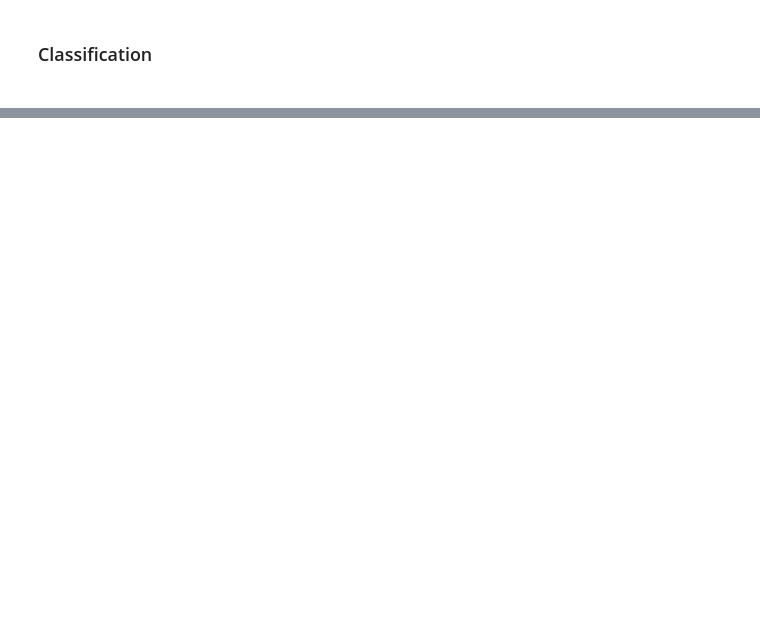
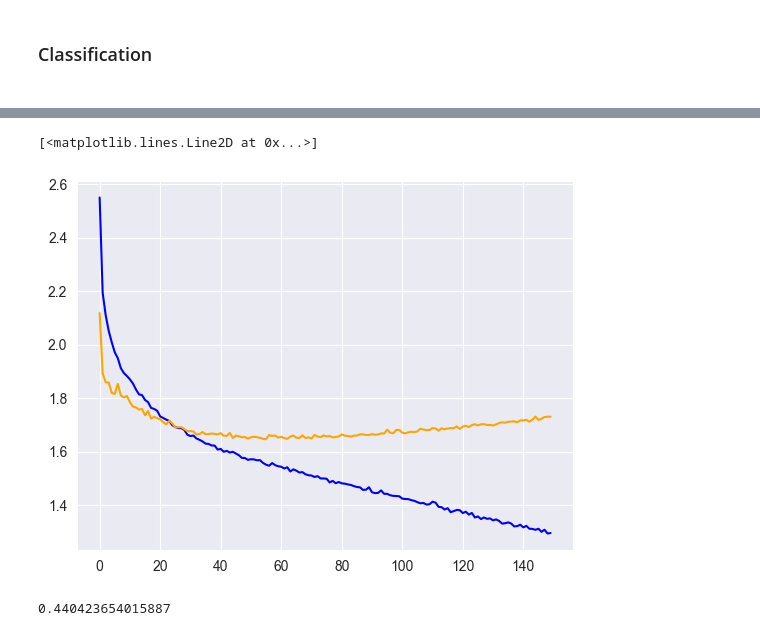
Before and after one commit to 21repierre/projet_sdata, a Jupyter notebook: main.ipynb, the cells around one changed output, grey strips where cells are left out. Saved outputs shown, nothing was run; the diff lists cells and outputs as text; code cells hidden in the pictures; blank space fills up the shorter version.

Commit message:
tests with NN

```diff
--- a/main.ipynb
+++ b/main.ipynb
@@ -124,9 +162,9 @@ duration_ms          punk            153819.613      techno          353896.943
 from sklearn.model_selection import cross_val_score
 from sklearn.ensemble import RandomForestClassifier
 from sklearn.preprocessing import StandardScaler
-from sklearn.metrics import classification_report
 
 X_train = dataset_train.iloc[:, dataset_train.columns != 'genre'].to_numpy()[:5000]
+print(len(X_train[0]))
 scaler = StandardScaler()
 X_train = scaler.fit_transform(X_train)
 Y_train = dataset_train.iloc[:, dataset_train.columns == 'genre'].to_numpy().flatten().astype(np.int8)[:5000]
@@ -135,7 +173,7 @@ Y_train = dataset_train.iloc[:, dataset_train.columns == 'genre'].to_numpy().fla
 #print(Y_train)
 
 
-rf = RandomForestClassifier(criterion='entropy')
+rf = RandomForestClassifier(criterion='gini', max_features=0.5)
 
 scores = cross_val_score(rf, X_train, Y_train, cv=5, scoring='f1_micro')
 print(scores)
@@ -155,0 +287,26 @@ dataset_test.to_csv('./dataset/spotify_dataset_test_pred.csv')
+# %%
+from sklearn.model_selection import train_test_split
+from torch.utils.data import DataLoader
+from torch.utils.data import TensorDataset
+from sklearn.preprocessing import StandardScaler
+
+
+def load_data(batch_size=32):
+    X = dataset_train.iloc[:, dataset_train.columns != 'genre'].to_numpy()
+    scaler = StandardScaler()
+    X = scaler.fit_transform(X)
+    Y = dataset_train.iloc[:, dataset_train.columns == 'genre'].to_numpy().flatten().astype(np.float64)
+    X_train, X_test, y_train, y_test = train_test_split(X, Y, test_size=0.4, random_state=12345)
+
+    TX_train = torch.tensor(X_train, dtype=torch.float).to(device)
+    Ty_train = torch.tensor(y_train, dtype=torch.long).to(device)
+
+    TX_test = torch.tensor(X_test, dtype=torch.float).to(device)
+    Ty_test = torch.tensor(y_test, dtype=torch.long).to(device)
+
+    t_dataset_train = TensorDataset(TX_train, Ty_train)
+    t_dataset_test = TensorDataset(TX_test, Ty_test)
+
+    train_batch = DataLoader(t_dataset_train, batch_size=batch_size, shuffle=True)
+    validation_batch = DataLoader(t_dataset_test, batch_size=batch_size, shuffle=True)
+    return train_batch, validation_batch
@@ -155,0 +464,27 @@ dataset_test.to_csv('./dataset/spotify_dataset_test_pred.csv')
+# %%
+import matplotlib.pyplot as plt
+
+r_l, v_l, model = train(best_trial.config, MAX_EPOCH=150)
+plt.plot(r_l, color='blue')
+plt.plot(v_l, color='orange')
+# %% [output]
+[<matplotlib.lines.Line2D at 0x...>]
+[figure, added]
+# %%
+from sklearn.metrics import f1_score
+
+train_batch, validation_batch = load_data(batch_size=best_trial.config['batch_size'])
+
+y_preds = []
+y_true = []
+
+for i, data in enumerate(validation_batch):
+    inputs, labels = data
+    outputs = torch.argmax(model(inputs).squeeze(), 1).cpu()
+    #print(outputs)
+    y_preds.extend(outputs)
+    y_true.extend(labels.cpu())
+
+print(f1_score(y_true, y_preds, average='micro'))
+# %% [output]
+0.440423654015887
```
Also changed, not shown: parts of 12 cells of this notebook, 1 other file.
